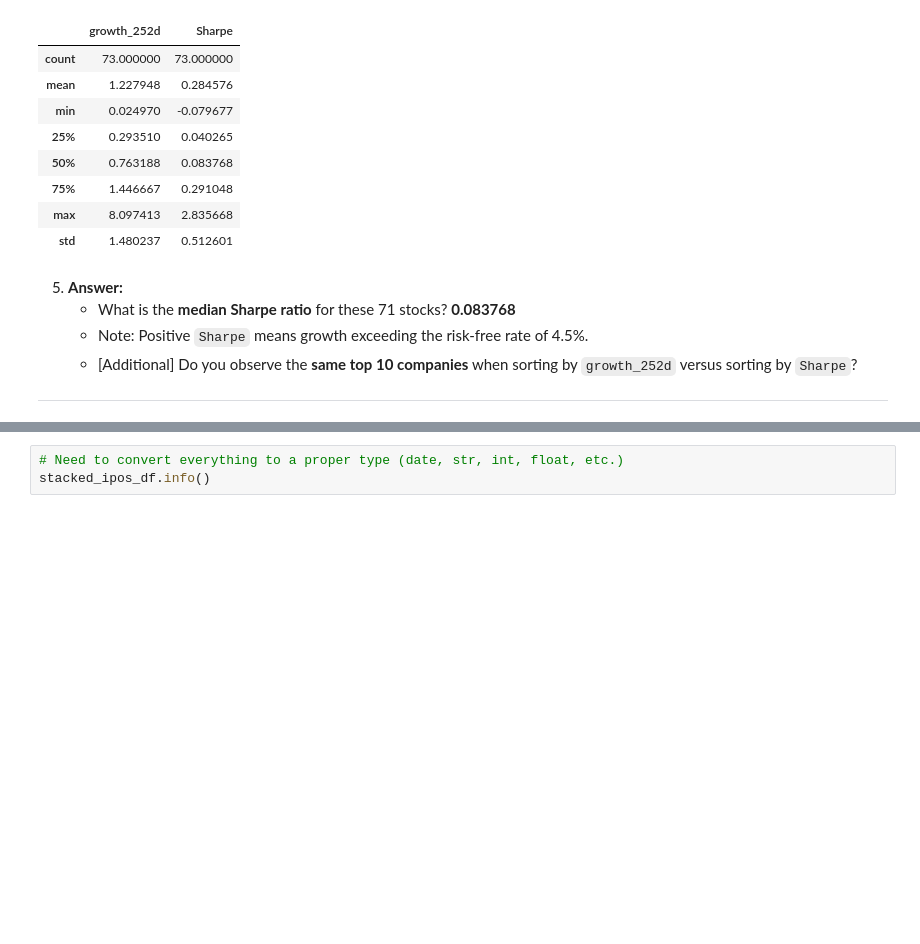
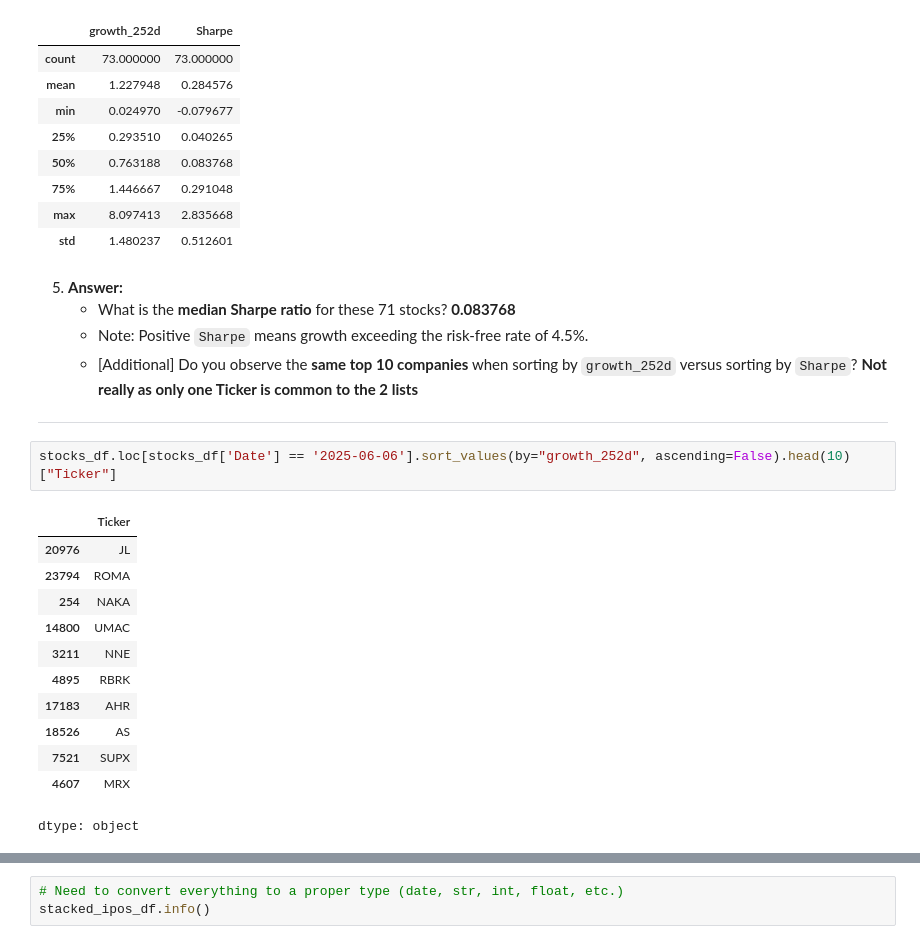
Before and after one commit to YannPhamVan/StockMarketsAnalyticsZoomcamp, a Jupyter notebook: 02-dataframe-analysis-homework.ipynb, the cells around one changed output, grey strips where cells are left out. Saved outputs shown, nothing was run; the diff lists cells and outputs as text; blank space fills up the shorter version.

Commit message:
HW2 Q2 (additional question)

```diff
--- a/02-dataframe-analysis-homework.ipynb
+++ b/02-dataframe-analysis-homework.ipynb
@@ -524,6 +524,21 @@ stocks_df.loc[stocks_df['Date'] == '2025-06-06'].describe()[["growth_252d", "Sha
 5. **Answer:**
    - What is the **median Sharpe ratio** for these 71 stocks?  **0.083768**
    - Note: Positive `Sharpe` means growth exceeding the risk-free rate of 4.5%.
-   - [Additional] Do you observe the **same top 10 companies** when sorting by `growth_252d` versus sorting by `Sharpe`?
+   - [Additional] Do you observe the **same top 10 companies** when sorting by `growth_252d` versus sorting by `Sharpe`? **Not really as only one Ticker is common to the 2 lists**
 
 ---
+# %%
+stocks_df.loc[stocks_df['Date'] == '2025-06-06'].sort_values(by="growth_252d", ascending=False).head(10)["Ticker"]
+# %% [output]
+|  | Ticker |
+| 20976 | JL |
+| 23794 | ROMA |
+| 254 | NAKA |
+| 14800 | UMAC |
+| 3211 | NNE |
+| 4895 | RBRK |
+| 17183 | AHR |
+| 18526 | AS |
+| 7521 | SUPX |
+| 4607 | MRX |
+dtype: object
```
Also changed, not shown: parts of 1 cell of this notebook.
